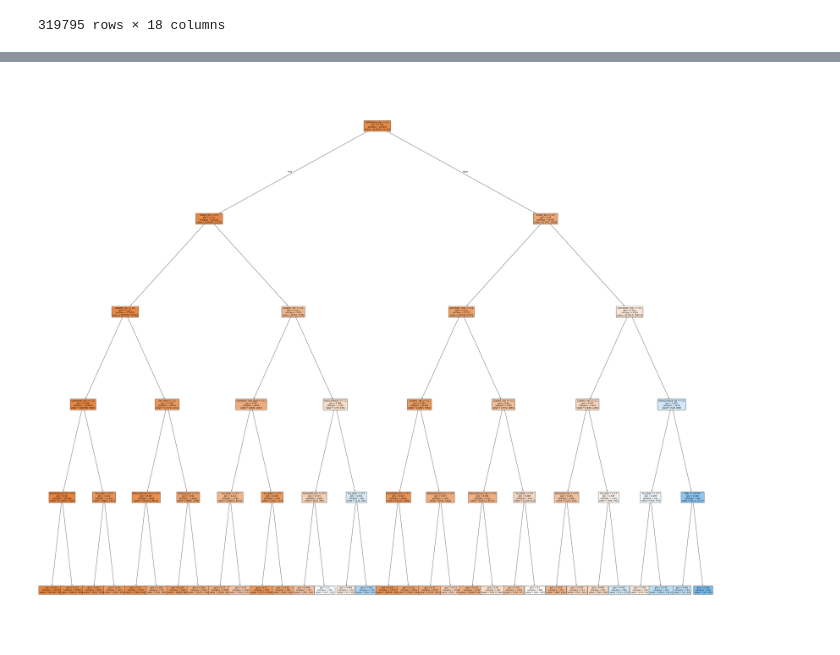
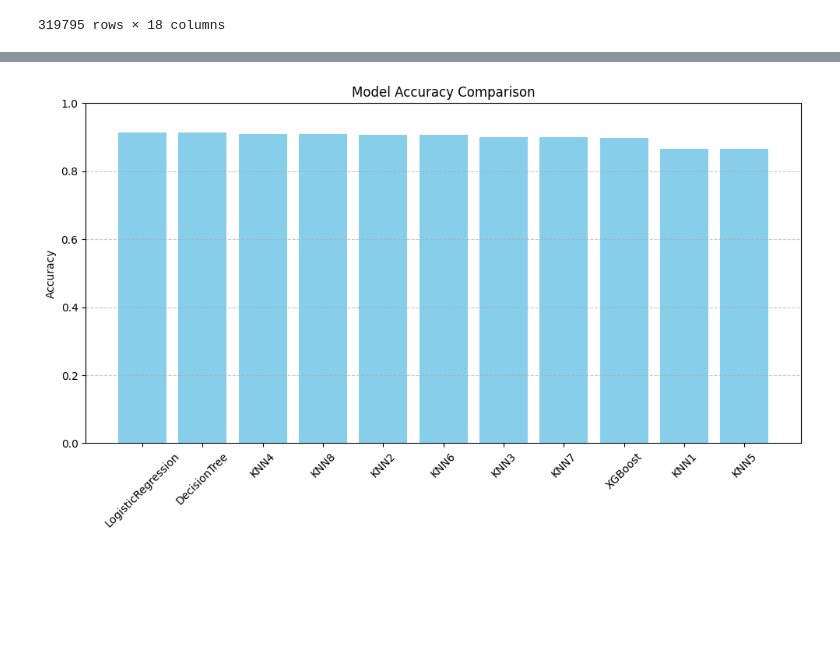
Before and after one commit to lokashrinav/320HeartDisease, a Jupyter notebook: Analysis.ipynb, the cells around one changed output, grey strips where cells are left out. Cells and saved outputs as stored; diff of their text form; code cells hidden in the pictures; blank space fills up the shorter version.

Commit message:
added more models and changed analysis to analyze logistic regression

```diff
--- a/Analysis.ipynb
+++ b/Analysis.ipynb
@@ -245,13 +268,17 @@ X = pd.get_dummies(df2020[['BMI', 'Smoking', 'AlcoholDrinking', 'Stroke', 'Physi
 X_train, X_test, y_train, y_test = train_test_split(X, Y, random_state=42, test_size=0.2)
 # %%
 models = {
-    # "KNN1": KNeighborsClassifier(n_neighbors=1),
-    # "KNN2": KNeighborsClassifier(n_neighbors=2),
-    # "KNN3": KNeighborsClassifier(n_neighbors=3),
-    # "KNN4": KNeighborsClassifier(n_neighbors=4),
+    "KNN1": KNeighborsClassifier(n_neighbors=1),
+    "KNN2": KNeighborsClassifier(n_neighbors=2),
+    "KNN3": KNeighborsClassifier(n_neighbors=3),
+    "KNN4": KNeighborsClassifier(n_neighbors=4),
+    "KNN5": KNeighborsClassifier(n_neighbors=1),
+    "KNN6": KNeighborsClassifier(n_neighbors=2),
+    "KNN7": KNeighborsClassifier(n_neighbors=3),
+    "KNN8": KNeighborsClassifier(n_neighbors=4),
     "DecisionTree": DecisionTreeClassifier(random_state=42, max_depth=5),
-    # "LogisticRegression": LogisticRegression(max_iter=1000),
-    # "XGBoost": XGBClassifier(max_depth=20, learning_rate=0.5, objective='binary:logistic')
+    "LogisticRegression": LogisticRegression(max_iter=1000),
+    "XGBoost": XGBClassifier(max_depth=20, learning_rate=0.5, objective='binary:logistic')
 }
 # %%
 for model_name, model in models.items():
@@ -275,7 +394,24 @@ weighted avg       0.88      0.91      0.88     63959
-# %%
-plt.figure(figsize=(60, 50))
-plot_tree(model, feature_names=X.columns, class_names=None, filled=True, fontsize=10)
-plt.show()
-# %% [output]
-[figure, removed]
+# %%
+accuracies = []
+
+for model_name, model in models.items():
+    y_pred = model.predict(X_test)
+    accuracy = accuracy_score(y_test, y_pred)
+
+    accuracies += [[model_name, accuracy]]
+
+sorted_accuracies = dict(sorted(accuracies, key=lambda x: x[1], reverse=True))
+
+# Plot
+plt.figure(figsize=(10, 6))
+plt.bar(sorted_accuracies.keys(), sorted_accuracies.values(), color='skyblue')
+plt.xticks(rotation=45)
+plt.ylabel("Accuracy")
+plt.title("Model Accuracy Comparison")
+plt.ylim(0, 1)
+plt.grid(axis='y', linestyle='--', alpha=0.7)
+plt.tight_layout()
+plt.show()
+# %% [output]
+[figure, added]
 # %%
```
Also changed, not shown: parts of 4 cells of this notebook.
